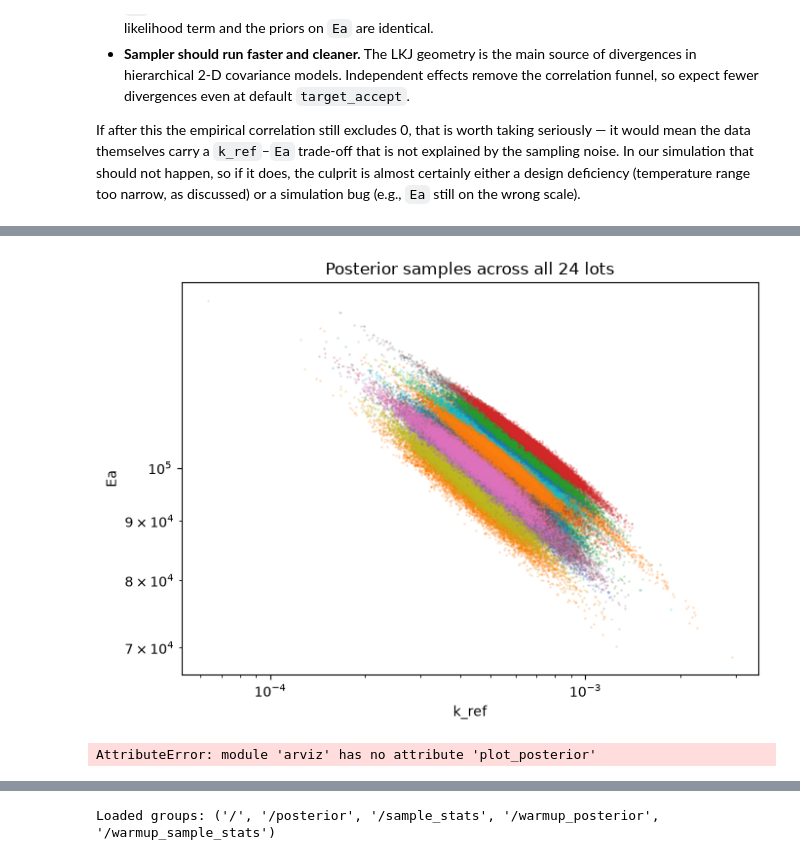
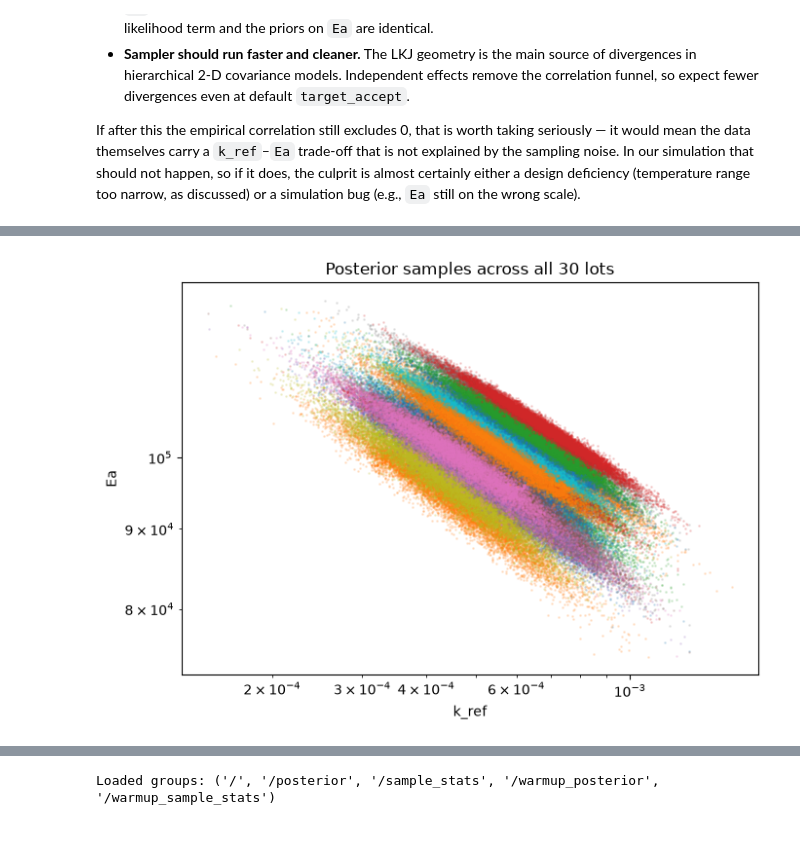
Before and after one commit to lantonov/Optimisation, a Jupyter notebook: Arrhenius_non_linear.ipynb, the cells around one changed output, grey strips where cells are left out. Cells and saved outputs as stored; diff of their text form; code cells hidden in the pictures.

```diff
--- a/Arrhenius_non_linear.ipynb
+++ b/Arrhenius_non_linear.ipynb
@@ -669,0 +593,12 @@ NameError: name 'coords' is not defined
+# %%
+compiled = nutpie.compile_pymc_model(
+    model
+)
+
+idata = nutpie.sample(
+    compiled,
+    target_accept=0.95,
+    draws=3000,
+    tune=1500,
+    chains=4
+)
@@ -670 +617,25 @@ NameError: name 'coords' is not defined
+# %%
+import json
+import arviz as az
+
+# 1. Convert nested dictionaries in the top-level InferenceData attributes to strings
+if hasattr(idata, "attrs") and idata.attrs:
+    for key, value in list(idata.attrs.items()):
+        if isinstance(value, dict):
+            idata.attrs[key] = json.dumps(value)
+
+# 2. Convert nested dictionaries in individual group dataset attributes to strings
+# We must call the groups method as idata.groups()
+groups = idata.groups() if callable(idata.groups) else idata.groups
+for group in groups:
+    if group == "/":
+        continue
+    group_dataset = getattr(idata, group, None)
+    if group_dataset is not None and hasattr(group_dataset, "attrs"):
+        for key, value in list(group_dataset.attrs.items()):
+            if isinstance(value, dict):
+                group_dataset.attrs[key] = json.dumps(value)
+
+# Save safely
+idata.to_netcdf("idata_clean.nc")
 # %%
@@ -841,6 +659,3 @@ Estimated Time to Completion: now
-# %%
-# Load in a new session
-idata = az.from_netcdf("idata.nc")
 # %%
 az.summary(
     idata,
@@ -959,7 +776,7 @@ import numpy as np
 lots_to_plot = np.random.choice(24, 4, replace=False)
 
 # Temporarily raise maximum subplots
-az.rcParams["plot.max_subplots"] = 20
+az.rcParams["plot.max_subplots"] = 100
 
 # Under the new ArviZ v1.x plotting backend, we use 'marginal' instead of 'marginals'
 # and we do not pass 'kind' or 'divergences' directly as standard keyword arguments.
@@ -974,22 +792,18 @@ AttributeError: module 'arviz_stats' has no attribute 'rcParams'
 # %%
 import numpy as np
 import matplotlib.pyplot as plt
 
 k_ref = idata.posterior["k_ref"].stack(sample=("chain", "draw")).values   # (24, N)
 Ea    = idata.posterior["Ea"].stack(sample=("chain", "draw")).values      # (24, N)
 
 fig, ax = plt.subplots(figsize=(7, 5))
 for lot in range(k_ref.shape[0]):
     ax.scatter(k_ref[lot], Ea[lot], s=1, alpha=0.15)
 ax.set_xlabel("k_ref")
 ax.set_ylabel("Ea")
 ax.set_yscale("log")
 ax.set_xscale("log")
-ax.set_title("Posterior samples across all 24 lots")
+ax.set_title("Posterior samples across all 30 lots")
 plt.tight_layout()
 # %% [output]
-[figure, old version]
+[figure, new version]
-# %%
-az.plot_posterior(idata, var_names=["Ea"])
-# %% [output]
-AttributeError: module 'arviz' has no attribute 'plot_posterior'
```
Also changed, not shown: parts of 36 cells of this notebook.
